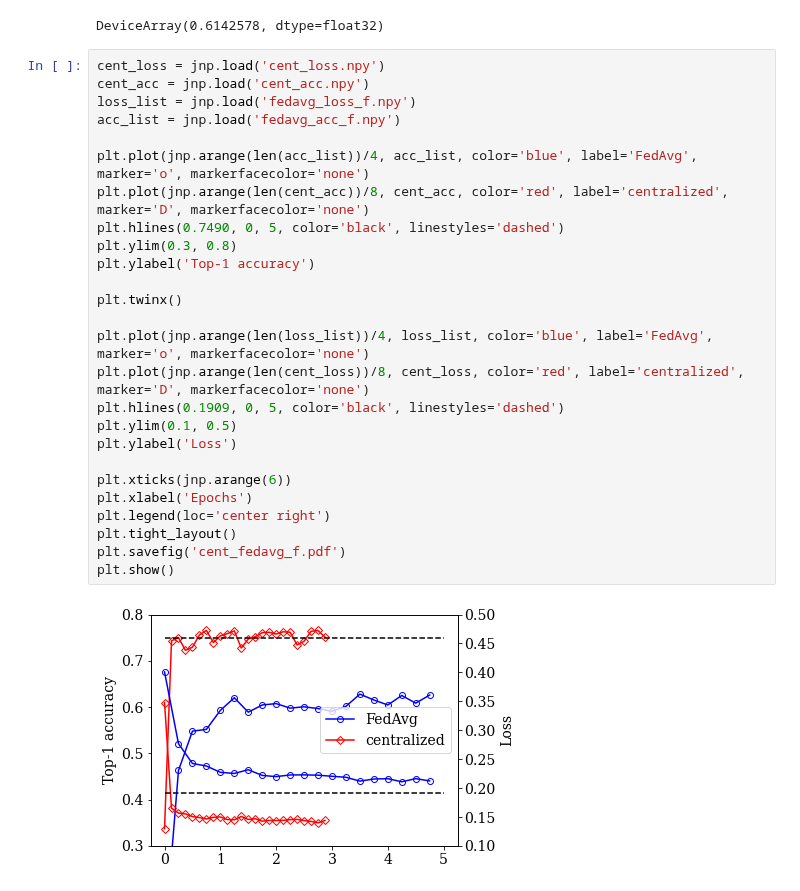
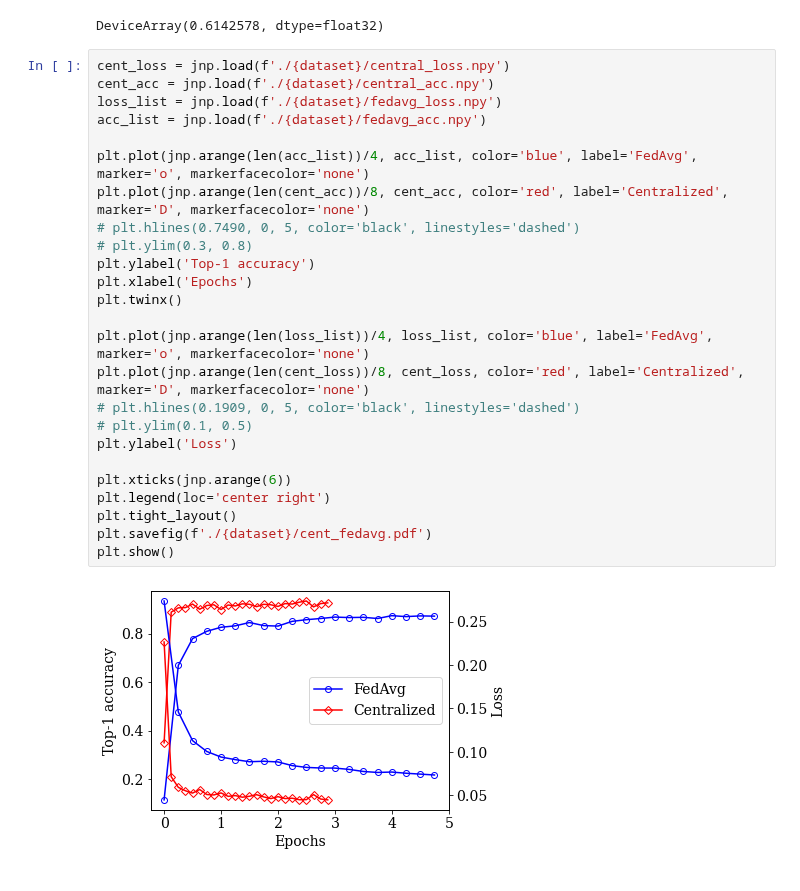
Before and after one commit to haimengzhao/quantum-fed-infer, a Jupyter notebook: qFedAvg.ipynb, the cells around one changed output. Saved outputs shown, nothing was run; the diff lists cells and outputs as text.

```diff
--- a/qFedAvg.ipynb
+++ b/qFedAvg.ipynb
@@ -196,30 +206,29 @@ jnp.mean(pred(avg_params, x_test[:1024], k).argmax(axis=-1) == y_test[:1024].arg
 # %% [output]
 DeviceArray(0.6142578, dtype=float32)
 # %%
-cent_loss = jnp.load('cent_loss.npy')
-cent_acc = jnp.load('cent_acc.npy')
-loss_list = jnp.load('fedavg_loss_f.npy')
-acc_list = jnp.load('fedavg_acc_f.npy')
+cent_loss = jnp.load(f'./{dataset}/central_loss.npy')
+cent_acc = jnp.load(f'./{dataset}/central_acc.npy')
+loss_list = jnp.load(f'./{dataset}/fedavg_loss.npy')
+acc_list = jnp.load(f'./{dataset}/fedavg_acc.npy')
 
 plt.plot(jnp.arange(len(acc_list))/4, acc_list, color='blue', label='FedAvg', marker='o', markerfacecolor='none')
-plt.plot(jnp.arange(len(cent_acc))/8, cent_acc, color='red', label='centralized', marker='D', markerfacecolor='none')
-plt.hlines(0.7490, 0, 5, color='black', linestyles='dashed')
-plt.ylim(0.3, 0.8)
+plt.plot(jnp.arange(len(cent_acc))/8, cent_acc, color='red', label='Centralized', marker='D', markerfacecolor='none')
+# plt.hlines(0.7490, 0, 5, color='black', linestyles='dashed')
+# plt.ylim(0.3, 0.8)
 plt.ylabel('Top-1 accuracy')
-
+plt.xlabel('Epochs')
 plt.twinx()
 
 plt.plot(jnp.arange(len(loss_list))/4, loss_list, color='blue', label='FedAvg', marker='o', markerfacecolor='none')
-plt.plot(jnp.arange(len(cent_loss))/8, cent_loss, color='red', label='centralized', marker='D', markerfacecolor='none')
-plt.hlines(0.1909, 0, 5, color='black', linestyles='dashed')
-plt.ylim(0.1, 0.5)
+plt.plot(jnp.arange(len(cent_loss))/8, cent_loss, color='red', label='Centralized', marker='D', markerfacecolor='none')
+# plt.hlines(0.1909, 0, 5, color='black', linestyles='dashed')
+# plt.ylim(0.1, 0.5)
 plt.ylabel('Loss')
 
 plt.xticks(jnp.arange(6))
-plt.xlabel('Epochs')
 plt.legend(loc='center right')
 plt.tight_layout()
-plt.savefig('cent_fedavg_f.pdf')
+plt.savefig(f'./{dataset}/cent_fedavg.pdf')
 plt.show()
 # %% [output]
-[figure, old version]
+[figure, new version]
```
Also changed, not shown: parts of 6 cells of this notebook, 6 other files.
